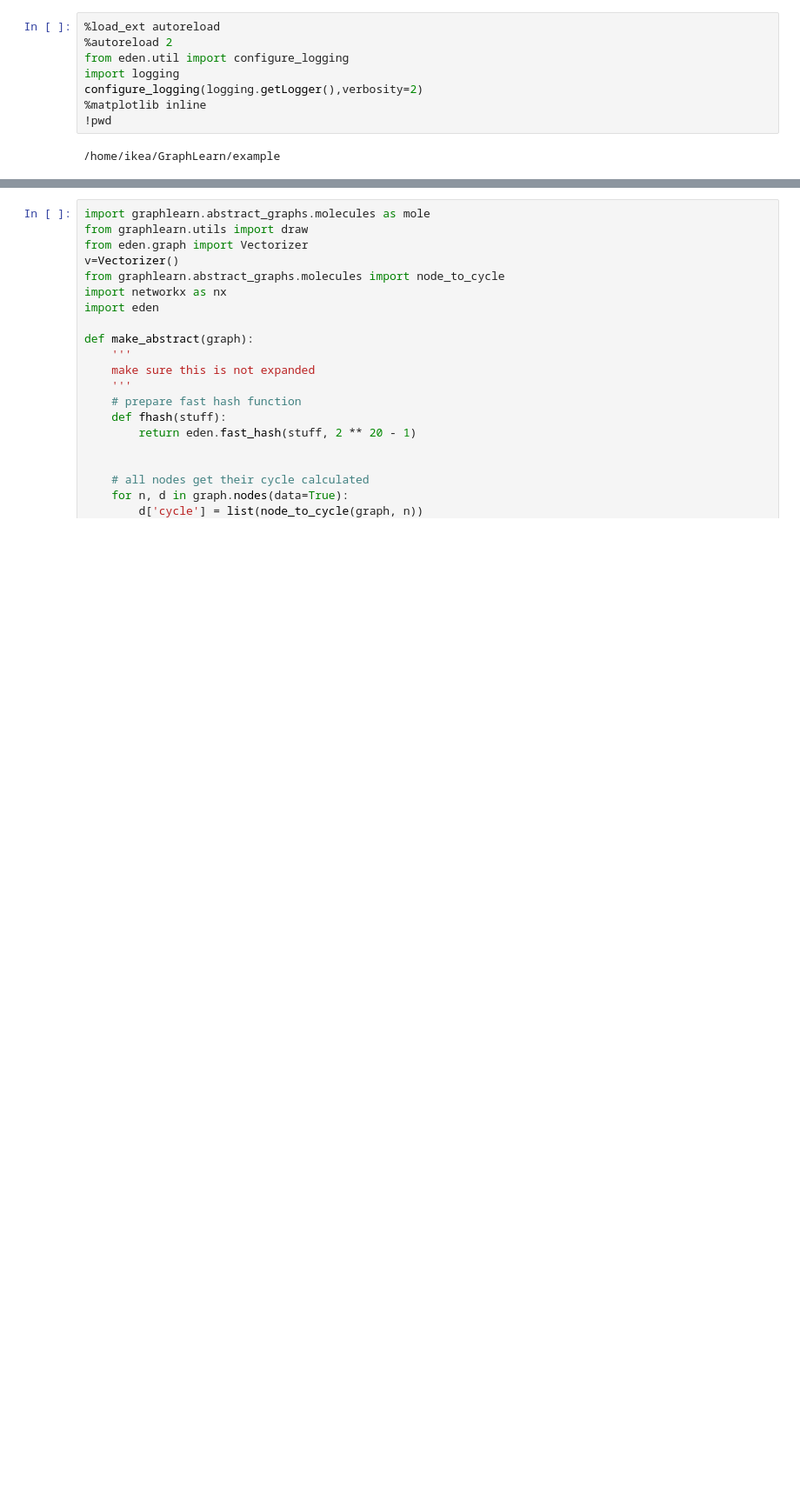
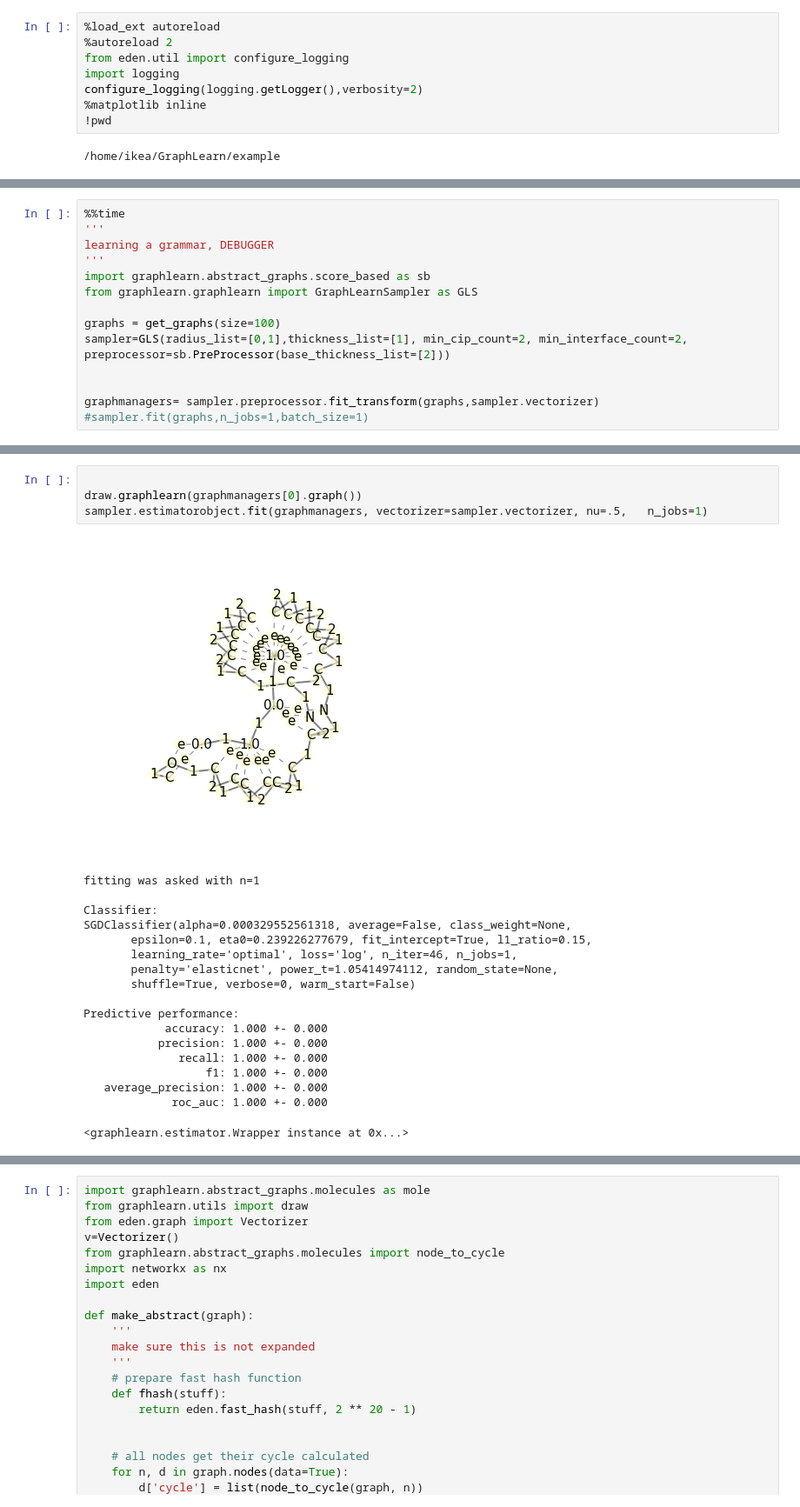
Before and after one commit to fabriziocosta/GraphLearn, a Jupyter notebook: example/Abstract_by_Estimator.ipynb, the cells around one changed output, grey strips where cells are left out. Shown at 87% size. Drawn from its saved outputs; the diff is of its cells as text; blank space fills up the shorter version.

```diff
--- a/example/Abstract_by_Estimator.ipynb
+++ b/example/Abstract_by_Estimator.ipynb
@@ -103,0 +112,14 @@ vec=vectorizer.transform_single(g)
+# %%
+%%time
+'''
+learning a grammar, DEBUGGER
+'''
+import graphlearn.abstract_graphs.score_based as sb
+from graphlearn.graphlearn import GraphLearnSampler as GLS
+
+graphs = get_graphs(size=100)
+sampler=GLS(radius_list=[0,1],thickness_list=[1], min_cip_count=2, min_interface_count=2, preprocessor=sb.PreProcessor(base_thickness_list=[2]))
+
+
+graphmanagers= sampler.preprocessor.fit_transform(graphs,sampler.vectorizer)
+#sampler.fit(graphs,n_jobs=1,batch_size=1)
@@ -104,3 +145,26 @@ vec=vectorizer.transform_single(g)
+# %%
+
+draw.graphlearn(graphmanagers[0].graph())
+sampler.estimatorobject.fit(graphmanagers, vectorizer=sampler.vectorizer, nu=.5,   n_jobs=1)
+# %% [output]
+[figure, added]
+fitting was asked with n=1
+
+Classifier:
+SGDClassifier(alpha=0.000329552561318, average=False, class_weight=None,
+       epsilon=0.1, eta0=0.239226277679, fit_intercept=True, l1_ratio=0.15,
+       learning_rate='optimal', loss='log', n_iter=46, n_jobs=1,
+       penalty='elasticnet', power_t=1.05414974112, random_state=None,
+       shuffle=True, verbose=0, warm_start=False)
+
+Predictive performance:
+            accuracy: 1.000 +- 0.000
+           precision: 1.000 +- 0.000
+              recall: 1.000 +- 0.000
+                  f1: 1.000 +- 0.000
+   average_precision: 1.000 +- 0.000
+             roc_auc: 1.000 +- 0.000
+<graphlearn.estimator.Wrapper instance at 0x...>
 # %%
 %%time
 '''
```
Also changed, not shown: parts of 9 cells of this notebook, 2 other files.
